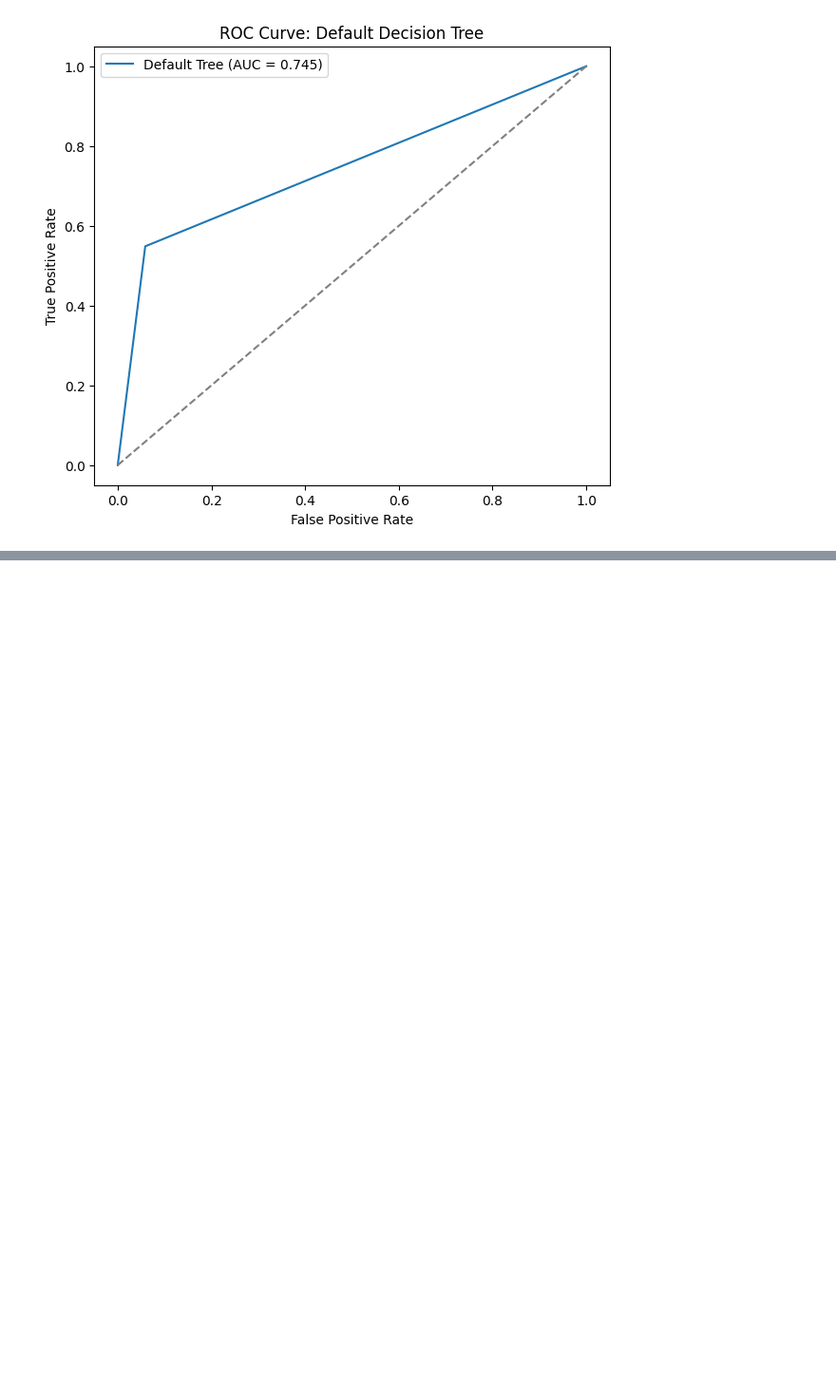
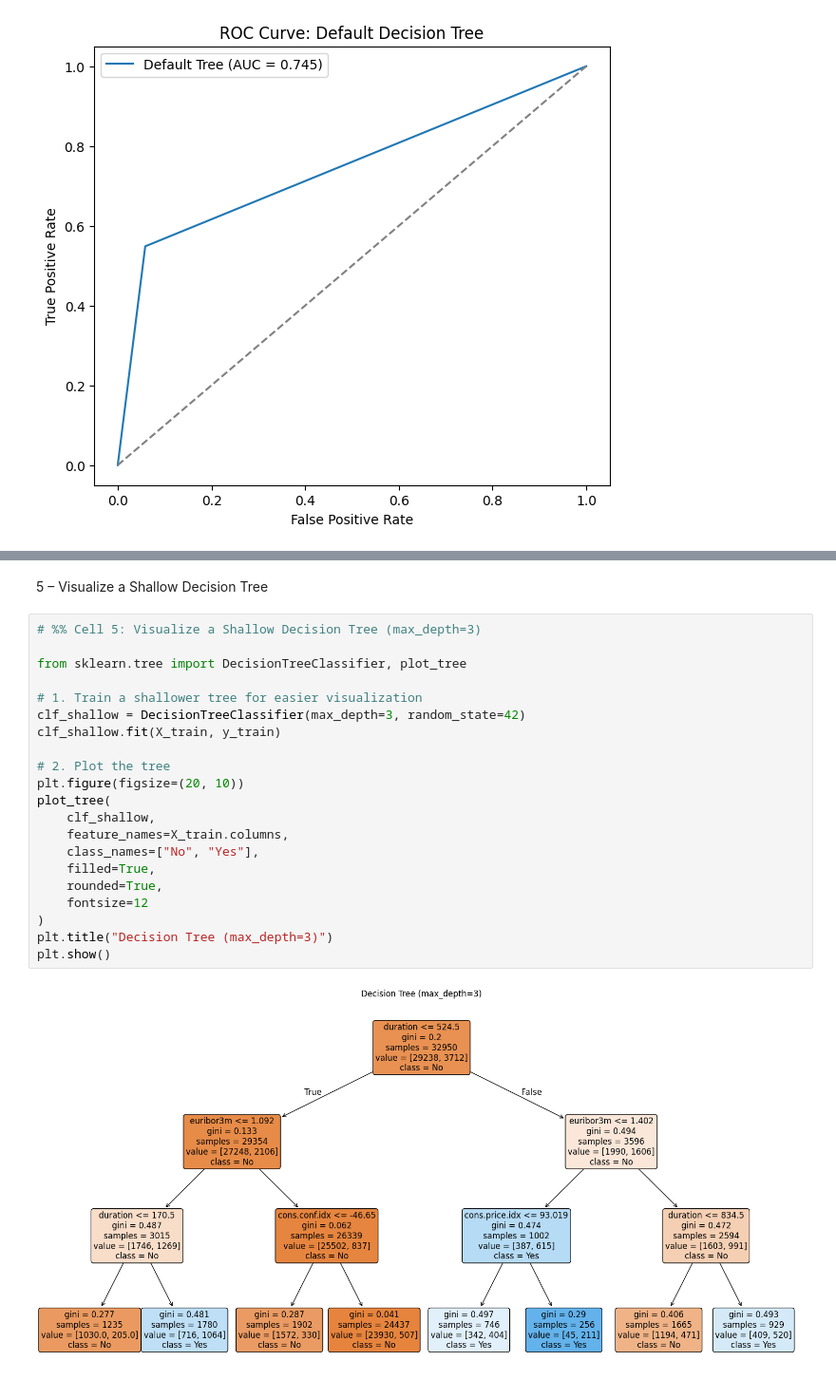
Before and after one commit to juliuslaggah/bank-marketing-dt, a Jupyter notebook: 2_baseline_model.ipynb, the cells around one changed output, grey strips where cells are left out. Shown: that part at 95% size. Saved outputs shown, nothing was run; the diff lists cells and outputs as text; blank space fills up the shorter version.

```diff
--- a/2_baseline_model.ipynb
+++ b/2_baseline_model.ipynb
@@ -99,0 +126,25 @@ plt.show()
+# %% [markdown]
+5 – Visualize a Shallow Decision Tree
+# %%
+# %% Cell 5: Visualize a Shallow Decision Tree (max_depth=3)
+
+from sklearn.tree import DecisionTreeClassifier, plot_tree
+
+# 1. Train a shallower tree for easier visualization
+clf_shallow = DecisionTreeClassifier(max_depth=3, random_state=42)
+clf_shallow.fit(X_train, y_train)
+
+# 2. Plot the tree
+plt.figure(figsize=(20, 10))
+plot_tree(
+    clf_shallow,
+    feature_names=X_train.columns,
+    class_names=["No", "Yes"],
+    filled=True,
+    rounded=True,
+    fontsize=12
+)
+plt.title("Decision Tree (max_depth=3)")
+plt.show()
+# %% [output]
+[figure, added]
```
Also changed, not shown: parts of 6 cells of this notebook.
